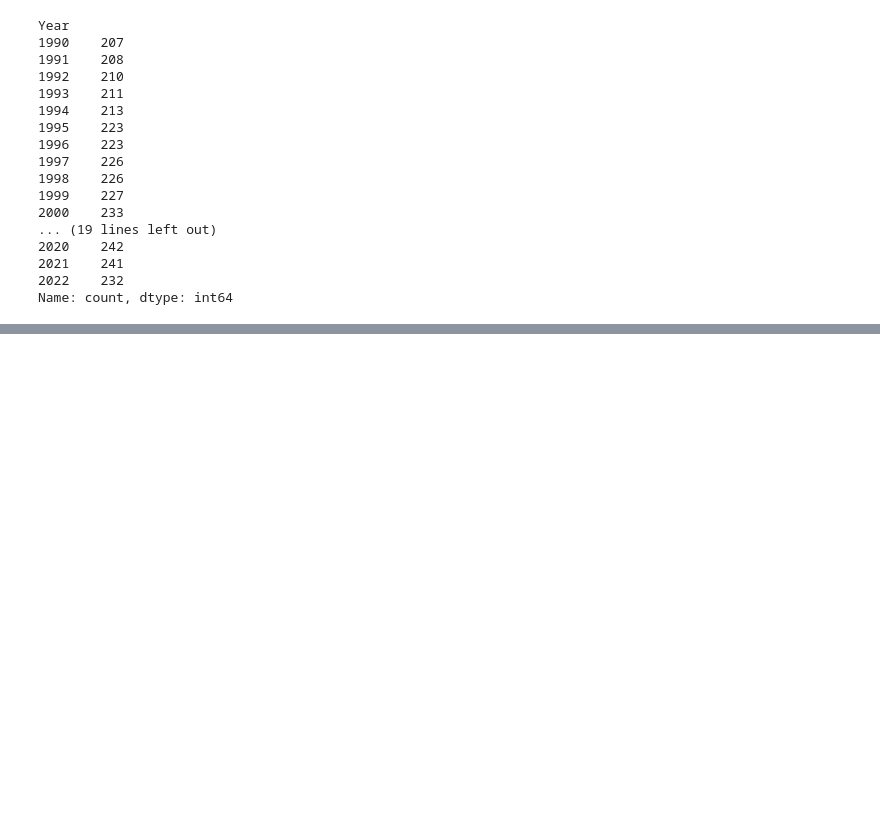
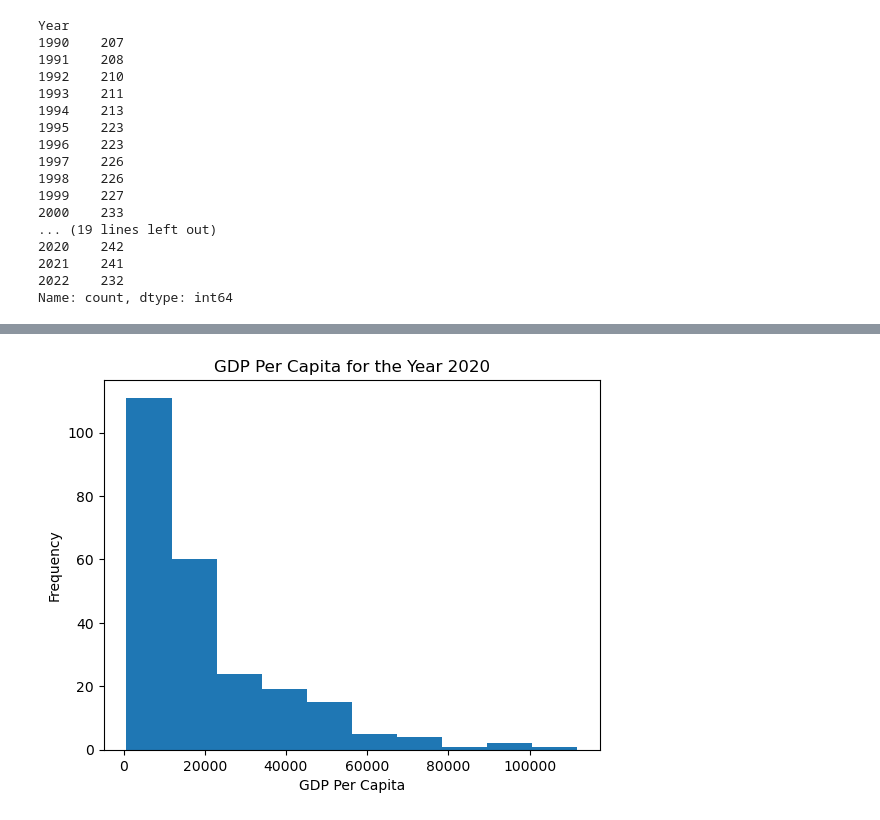
Before and after one commit to NSS-Data-Analytics-Cohort-12/un-python-GriffinZiegler, a Jupyter notebook: Notebooks/UNdata.ipynb, the cells around one changed output, grey strips where cells are left out. Drawn from its saved outputs; the diff is of its cells as text; code cells hidden in the pictures; blank space fills up the shorter version.

```diff
--- a/Notebooks/UNdata.ipynb
+++ b/Notebooks/UNdata.ipynb
@@ -62,0 +65,12 @@ Name: count, dtype: int64
+# %%
+# Assuming your DataFrame is named gdp_df and has a column named 'Year'
+gdp_2020 = gdp_df[gdp_df["Year"] == 2020]
+
+# Plot the histogram for GDP_Per_Capita for the year 2020
+gdp_2020["GDP_Per_Capita"].plot(kind='hist')
+plt.title("GDP Per Capita for the Year 2020")
+plt.xlabel("GDP Per Capita")
+plt.ylabel("Frequency")
+plt.show()
+# %% [output]
+[figure, added]
```
Also changed, not shown: parts of 8 cells of this notebook.
